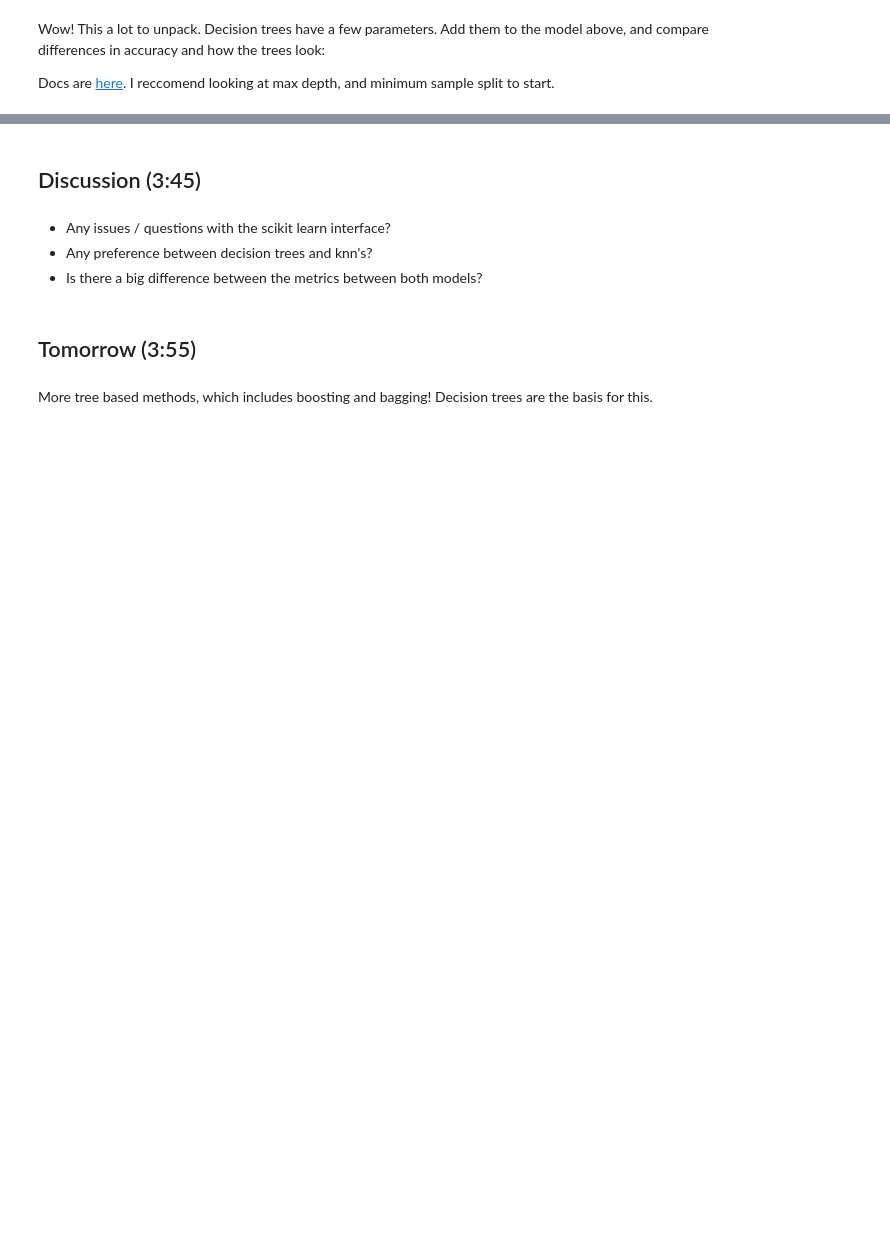
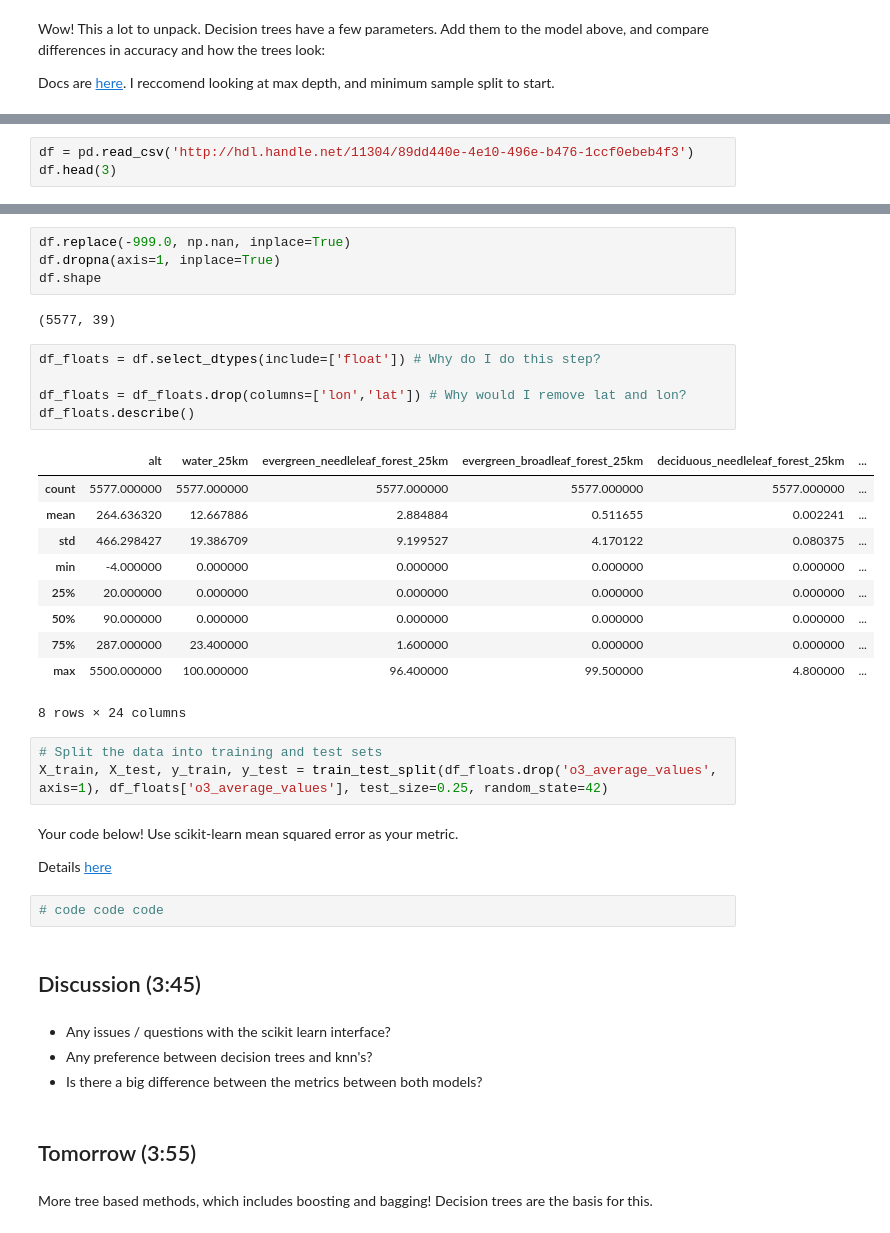
Before and after one commit to ThomasMGeo/intro_ML_NCAR, a Jupyter notebook: notebooks/EdEc_lesson35_supervised_knn_tree.ipynb, the cells around one changed output, grey strips where cells are left out. Cells and saved outputs as stored; diff of their text form; blank space fills up the shorter version.

```diff
--- a/notebooks/EdEc_lesson35_supervised_knn_tree.ipynb
+++ b/notebooks/EdEc_lesson35_supervised_knn_tree.ipynb
@@ -185,0 +253,3 @@ Docs are [here](https://scikit-learn.org/stable/modules/generated/sklearn.tree.D
+# %%
+df = pd.read_csv('http://hdl.handle.net/11304/89dd440e-4e10-496e-b476-1ccf0ebeb4f3')
+df.head(3)
@@ -186,3 +262,34 @@ Docs are [here](https://scikit-learn.org/stable/modules/generated/sklearn.tree.D
+# %%
+df.replace(-999.0, np.nan, inplace=True)
+df.dropna(axis=1, inplace=True)
+df.shape
+# %% [output]
+(5577, 39)
+# %%
+df_floats = df.select_dtypes(include=['float']) # Why do I do this step?
+
+df_floats = df_floats.drop(columns=['lon','lat']) # Why would I remove lat and lon?
+df_floats.describe()
+# %% [output]
+|  | alt | water_25km | evergreen_needleleaf_forest_25km | evergreen_broadleaf_forest_25km | deciduous_needleleaf_forest_25km | ... |
+| count | 5577.000000 | 5577.000000 | 5577.000000 | 5577.000000 | 5577.000000 | ... |
+| mean | 264.636320 | 12.667886 | 2.884884 | 0.511655 | 0.002241 | ... |
+| std | 466.298427 | 19.386709 | 9.199527 | 4.170122 | 0.080375 | ... |
+| min | -4.000000 | 0.000000 | 0.000000 | 0.000000 | 0.000000 | ... |
+| 25% | 20.000000 | 0.000000 | 0.000000 | 0.000000 | 0.000000 | ... |
+| 50% | 90.000000 | 0.000000 | 0.000000 | 0.000000 | 0.000000 | ... |
+| 75% | 287.000000 | 23.400000 | 1.600000 | 0.000000 | 0.000000 | ... |
+| max | 5500.000000 | 100.000000 | 96.400000 | 99.500000 | 4.800000 | ... |
+8 rows × 24 columns
+# %%
+# Split the data into training and test sets
+X_train, X_test, y_train, y_test = train_test_split(df_floats.drop('o3_average_values', axis=1), df_floats['o3_average_values'], test_size=0.25, random_state=42)
+# %% [markdown]
+Your code below! Use scikit-learn mean squared error as your metric.
+
+Details [here](https://scikit-learn.org/stable/modules/generated/sklearn.metrics.mean_squared_error.html)
+# %%
+# code code code
 # %% [markdown]
 ## Discussion (3:45)
 # %% [markdown]
```
Also changed, not shown: parts of 23 cells of this notebook.
